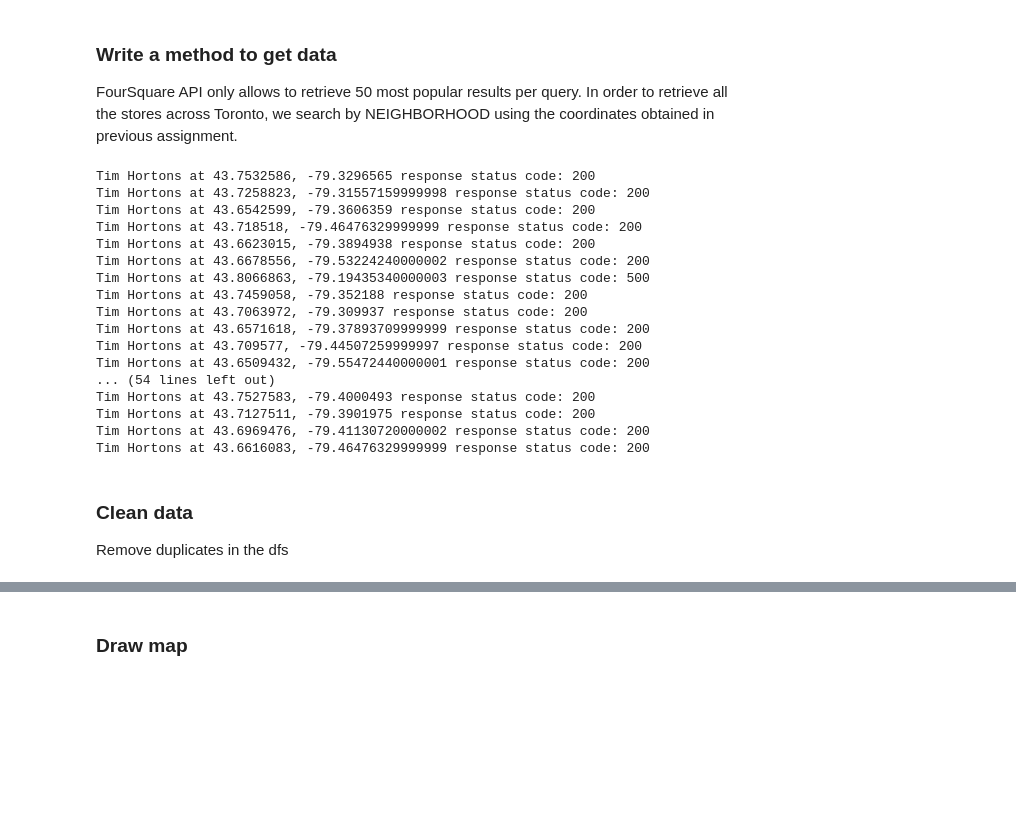
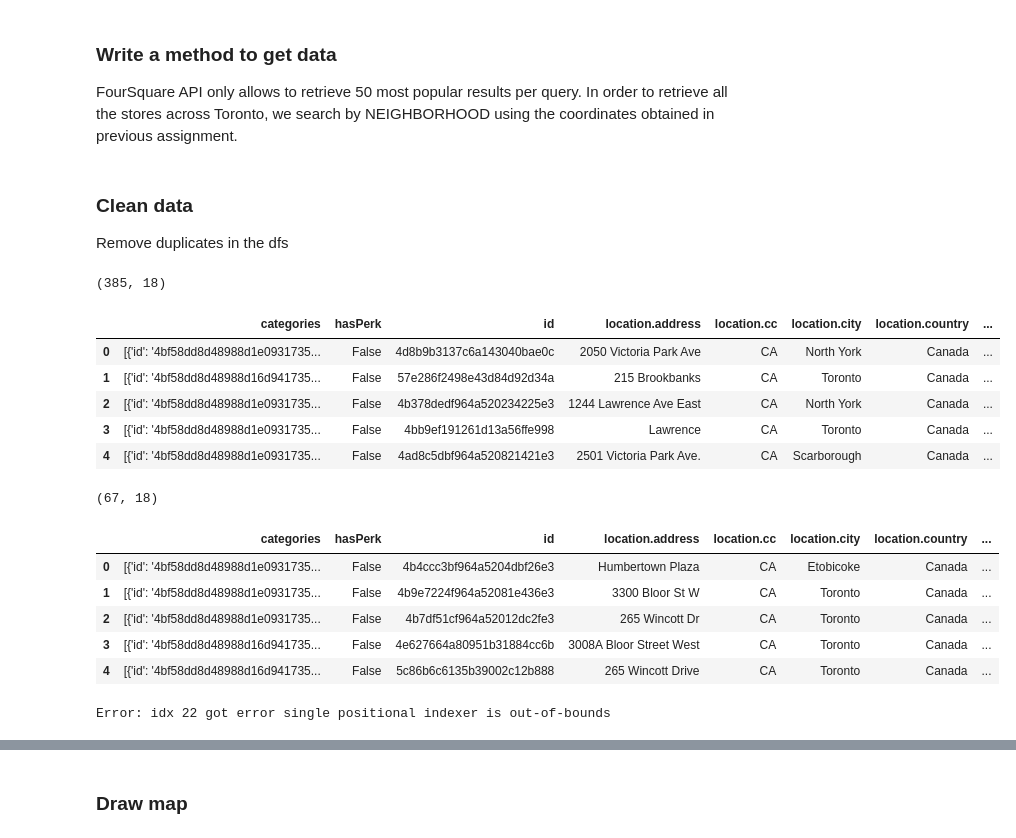
Before and after one commit to Jssssss/ADSC, a Jupyter notebook: ADSC_final.ipynb, the cells around one changed output, grey strips where cells are left out. Saved outputs shown, nothing was run; the diff lists cells and outputs as text; code cells hidden in the pictures; blank space fills up the shorter version.

```diff
--- a/ADSC_final.ipynb
+++ b/ADSC_final.ipynb
@@ -53,5 +59,6 @@ hoods = pd.read_csv('./trt_boroughs.csv')[['Neighborhood', 'Latitude', 'Longitud
 coors = zip(hoods.Latitude.values, hoods.Longitude.values)
 # %%
+'''
 # search Tim Hortons in all neighborhoods
 th = pd.DataFrame()
 
@@ -71,21 +78,27 @@ for lat, lnt in coors:
             continue
 
 th.to_csv('./TimHortons.csv', index=False)
+
+# search Second Cup stores
+sc = pd.DataFrame()
+for lat, lnt in coors:
+    try:
+        result = foursquare(lat, lnt, 'Second Cup')
+        sc = pd.concat([sc, result], ignore_index=True)
+
+    except Exception as e:
+        print(e)
+        time.sleep(5)
+        try:
+            result = foursquare(lat, lnt, 'Second Cup')
+            sc = pd.concat([sc, result], ignore_index=True)
+        except Exception as e:
+            print('Another error: ' + e)
+            continue
+
+# amend missing values
+sc1 = foursquare(43.6678556, -79.53224240000002, 'Second Cup')
+sc2 = foursquare(43.68641229999999, -79.4000493, 'Second Cup')
+sc = pd.concat([sc, sc1, sc2], ignore_index=True)
+sc.to_csv('./SecondCup.csv', index=False)
+'''
-# %% [output]
-Tim Hortons at 43.7532586, -79.3296565 response status code: 200
-Tim Hortons at 43.7258823, -79.31557159999998 response status code: 200
-Tim Hortons at 43.6542599, -79.3606359 response status code: 200
-Tim Hortons at 43.718518, -79.46476329999999 response status code: 200
-Tim Hortons at 43.6623015, -79.3894938 response status code: 200
-Tim Hortons at 43.6678556, -79.53224240000002 response status code: 200
-Tim Hortons at 43.8066863, -79.19435340000003 response status code: 500
-Tim Hortons at 43.7459058, -79.352188 response status code: 200
-Tim Hortons at 43.7063972, -79.309937 response status code: 200
-Tim Hortons at 43.6571618, -79.37893709999999 response status code: 200
-Tim Hortons at 43.709577, -79.44507259999997 response status code: 200
-Tim Hortons at 43.6509432, -79.55472440000001 response status code: 200
-... (54 lines left out)
-Tim Hortons at 43.7527583, -79.4000493 response status code: 200
-Tim Hortons at 43.7127511, -79.3901975 response status code: 200
-Tim Hortons at 43.6969476, -79.41130720000002 response status code: 200
-Tim Hortons at 43.6616083, -79.46476329999999 response status code: 200
@@ -117,18 +108,39 @@ Remove duplicates in the dfs
 # %%
 # define the 6 boroughs of Greater Toronto area
 boroughs = ['Etobicoke', 'North York', 'Scarborough', 'York', 'East York', 'Toronto']
 
 # import tim hortons results
-# th = pd.read_csv('./TimHortons.csv')
+th = pd.read_csv('./TimHortons.csv')
 
 # clean tim hortons results
 th = th[th['location.city'].isin(boroughs)] # select stores in greater toronto
 th.drop_duplicates(subset='id', inplace=True) # remove duplicates
+th = th.reset_index(drop=True)
 print(th.shape)
 th.head()
+# %% [output]
+(385, 18)
+|  | categories | hasPerk | id | location.address | location.cc | location.city | location.country | ... |
+| 0 | [{'id': '4bf58dd8d48988d1e0931735... | False | 4d8b9b3137c6a143040bae0c | 2050 Victoria Park Ave | CA | North York | Canada | ... |
+| 1 | [{'id': '4bf58dd8d48988d16d941735... | False | 57e286f2498e43d84d92d34a | 215 Brookbanks | CA | Toronto | Canada | ... |
+| 2 | [{'id': '4bf58dd8d48988d1e0931735... | False | 4b378dedf964a520234225e3 | 1244 Lawrence Ave East | CA | North York | Canada | ... |
+| 3 | [{'id': '4bf58dd8d48988d1e0931735... | False | 4bb9ef191261d13a56ffe998 | Lawrence | CA | Toronto | Canada | ... |
+| 4 | [{'id': '4bf58dd8d48988d1e0931735... | False | 4ad8c5dbf964a520821421e3 | 2501 Victoria Park Ave. | CA | Scarborough | Canada | ... |
 # %%
+# import second cup results
+sc = pd.read_csv('./SecondCup.csv')
+
 # clean second cup results
 sc = sc[sc['location.city'].isin(boroughs)]
 sc.drop_duplicates(subset='id', inplace=True)
+sc = sc.reset_index(drop=True)
 print(sc.shape)
 sc.head()
+# %% [output]
+(67, 18)
+|  | categories | hasPerk | id | location.address | location.cc | location.city | location.country | ... |
+| 0 | [{'id': '4bf58dd8d48988d1e0931735... | False | 4b4ccc3bf964a5204dbf26e3 | Humbertown Plaza | CA | Etobicoke | Canada | ... |
+| 1 | [{'id': '4bf58dd8d48988d1e0931735... | False | 4b9e7224f964a52081e436e3 | 3300 Bloor St W | CA | Toronto | Canada | ... |
+| 2 | [{'id': '4bf58dd8d48988d1e0931735... | False | 4b7df51cf964a52012dc2fe3 | 265 Wincott Dr | CA | Toronto | Canada | ... |
+| 3 | [{'id': '4bf58dd8d48988d16d941735... | False | 4e627664a80951b31884cc6b | 3008A Bloor Street West | CA | Toronto | Canada | ... |
+| 4 | [{'id': '4bf58dd8d48988d16d941735... | False | 5c86b6c6135b39002c12b888 | 265 Wincott Drive | CA | Toronto | Canada | ... |
@@ -134,0 +173,5 @@ sc.head()
+# %%
+sc = get_zipcode(sc)
+sc = get_neighborhood(sc)
+# %% [output]
+Error: idx 22 got error single positional indexer is out-of-bounds
```
Also changed, not shown: parts of 18 cells of this notebook, 1 other file.
